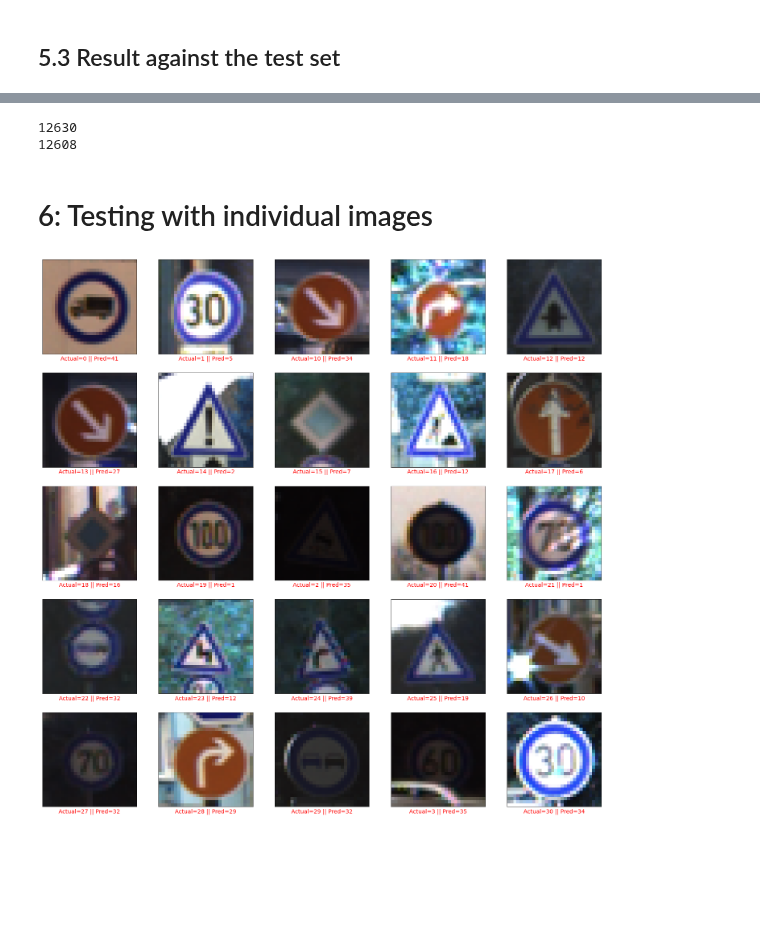
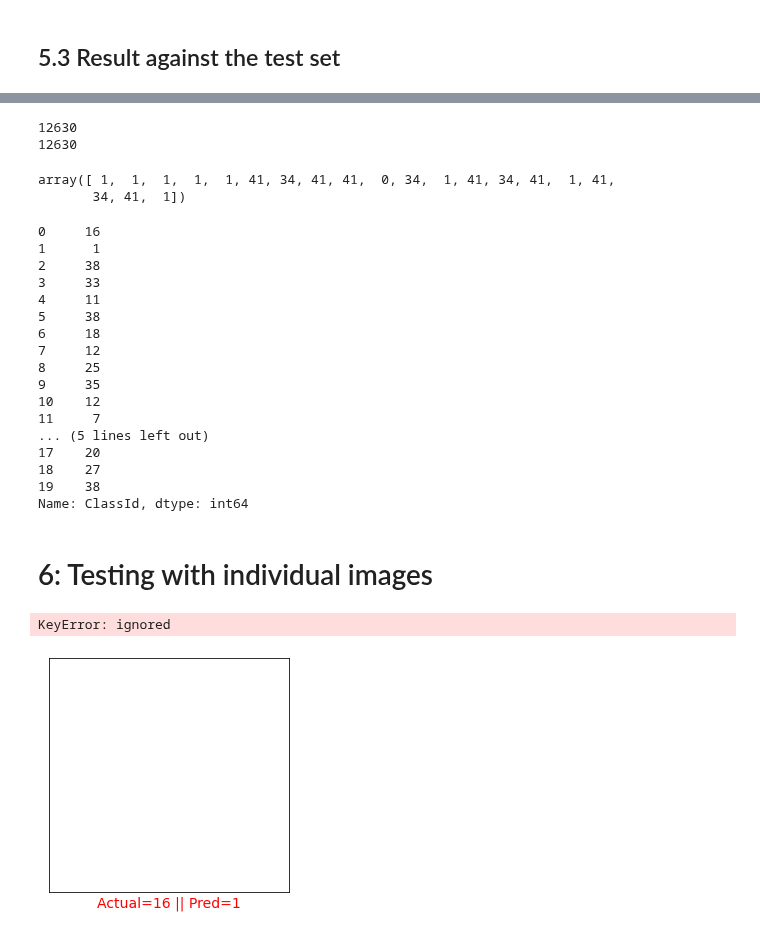
Before and after one commit to IanEspinoso/mock_mr_ganger, a Jupyter notebook: GTRSB - CNN (TensorFlow).ipynb, the cells around one changed output, grey strips where cells are left out. Drawn from its saved outputs; the diff is of its cells as text; code cells hidden in the pictures; blank space fills up the shorter version.

Commit message:
prediction function sorted but not matching up with actual

```diff
--- a/GTRSB - CNN (TensorFlow).ipynb
+++ b/GTRSB - CNN (TensorFlow).ipynb
@@ -351,19 +369,8 @@ test_generator = test_datagen.flow_from_directory(
     target_size=(30,30),
     batch_size=32,
     color_mode='rgb',
-    shuffle=True,
+    shuffle=False,
     seed=42,
     class_mode='categorical')
 # %% [output]
 Found 12630 images belonging to 43 classes.
-# %%
-test_datagen = ImageDataGenerator(rescale=1./255)
-
-test_generator = test_datagen.flow_from_directory(
-    test_dir,
-    target_size=(30,30),
-    batch_size=32,
-    color_mode='rgb',
-    shuffle=False,
-    seed=42,
-    class_mode=None)
@@ -372,17 +377,3 @@ Found 12630 images belonging to 43 classes.
-# %%
-test_datagen = ImageDataGenerator(rescale=1/255.)
-
-test_generator = test_datagen('PATH_TO_DATASET_DIR/Dataset',
-                              # only read images from `test` directory
-                              classes=['test'],
-                              # don't generate labels
-                              class_mode=None,
-                              # don't shuffle
-                              shuffle=False,
-                              # use same size as in training
-                              target_size=(299, 299))
-
-preds = model.predict_generator(test_generator)
 # %% [markdown]
 ## 5.3 Result against the test set
 # %%
@@ -397,6 +408,6 @@ Test accuracy: 0.832883894443512
 # %%
 STEP_SIZE_TEST=test_generator.n//test_generator.batch_size
 test_generator.reset()
-pred=model.predict_generator(test_generator,steps=STEP_SIZE_TEST,verbose=1)
+pred=model.predict(test_generator)
 
 predicted_class_indices=np.argmax(pred,axis=1)
@@ -423,7 +424,32 @@ print(len(test_data.ClassId))
 print(len(predicted_class_indices))
 # %% [output]
 12630
-12608
+12630
+# %%
+predicted_class_indices[:20]
+# %% [output]
+array([ 1,  1,  1,  1,  1, 41, 34, 41, 41,  0, 34,  1, 41, 34, 41,  1, 41,
+       34, 41,  1])
+# %%
+test_data.ClassId.head(20)
+# %% [output]
+0     16
+1      1
+2     38
+3     33
+4     11
+5     38
+6     18
+7     12
+8     25
+9     35
+10    12
+11     7
+... (5 lines left out)
+17    20
+18    27
+19    38
+Name: ClassId, dtype: int64
 # %% [markdown]
 # 6: Testing with individual images
 # %%
@@ -456,23 +482,24 @@ print(len(predicted_class_indices))
 # %%
 # pred = model.predict_classes(test_generator)
 
 
 plt.figure(figsize = (25, 25))
-# labels = test_data.ClassId.values
+labels = test_data.ClassId.values
 
 start_index = 0
 for i in range(25):
     plt.subplot(5, 5, i + 1)
     plt.grid(False)
     plt.xticks([])
     plt.yticks([])
     prediction = predicted_class_indices[start_index + i]
     actual = labels[start_index + i]
     col = 'g'
     if prediction != actual:
         col = 'r'
     plt.xlabel('Actual={} || Pred={}'.format(actual, prediction), color = col)
-    plt.imshow(X_test[start_index + i])
+    plt.imshow(test_data[start_index + i])
 plt.show()
 # %% [output]
+KeyError: ignored
-[figure, old version]
+[figure, new version]
```
Also changed, not shown: parts of 17 cells of this notebook.
